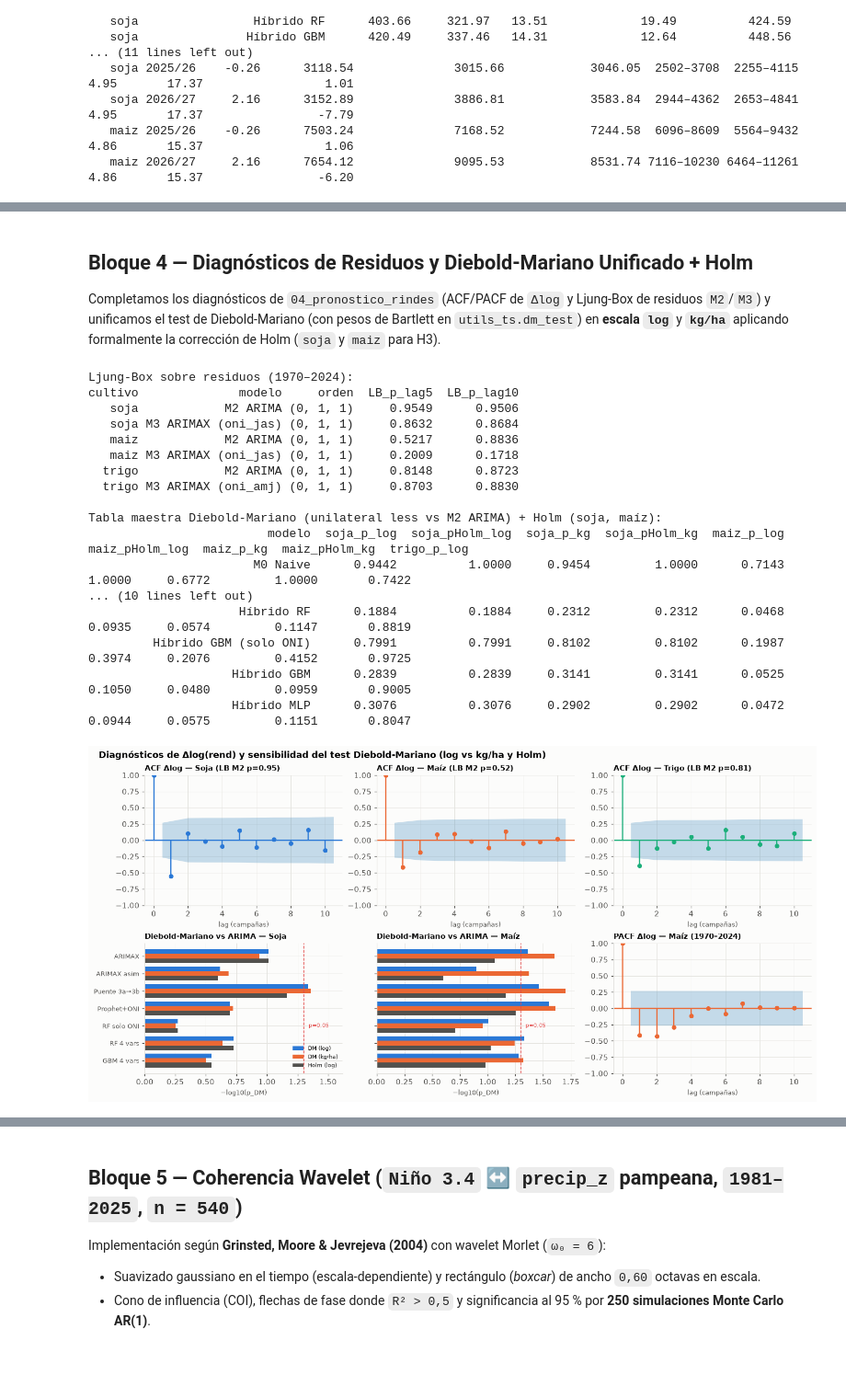
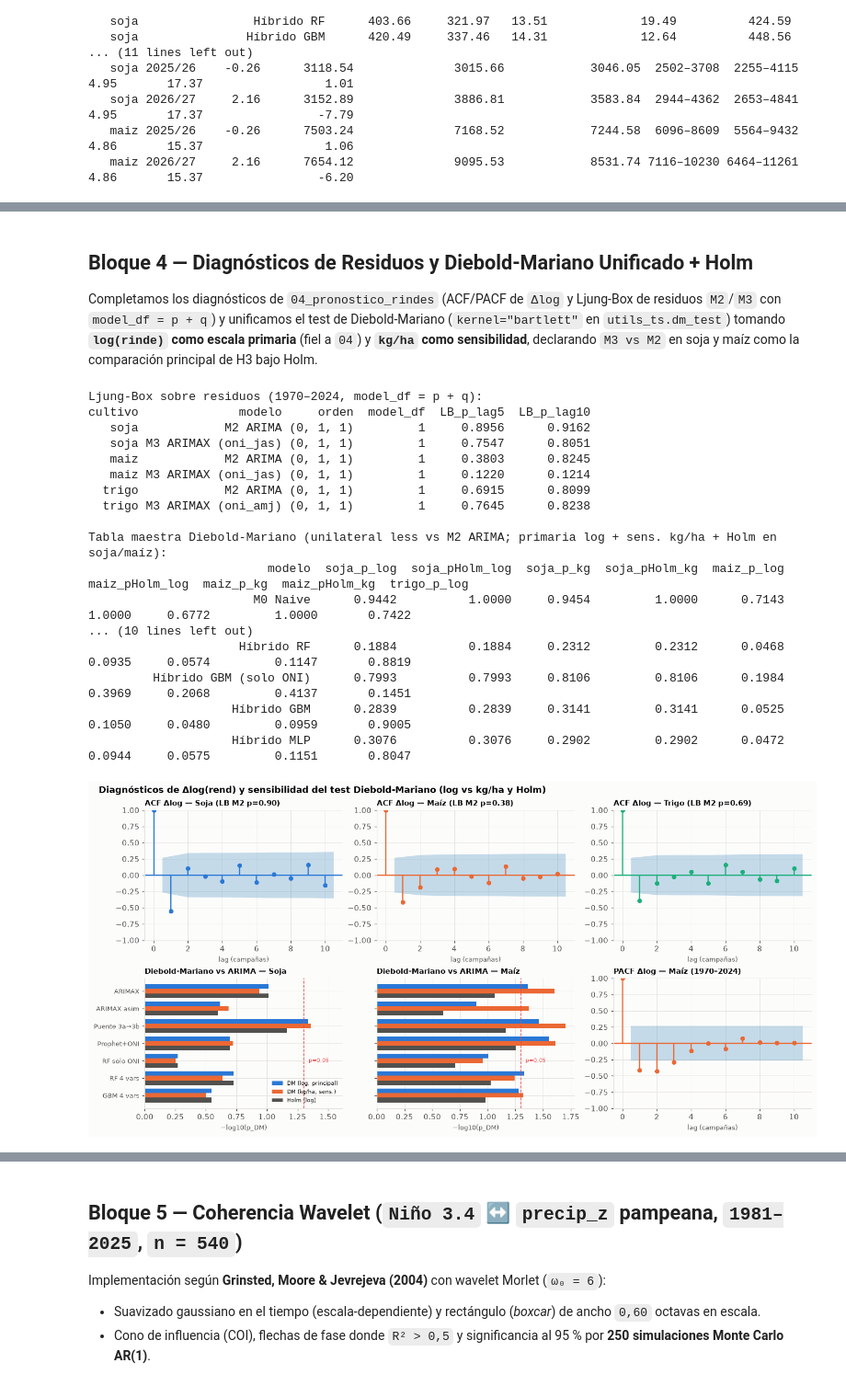
Before and after one commit to missvico/enso-agro, a Jupyter notebook: notebooks/05_extensiones_analiticas.ipynb, the cells around one changed output, grey strips where cells are left out. Shown at 92% size. Drawn from its saved outputs; the diff is of its cells as text; code cells hidden in the pictures; blank space fills up the shorter version.

```diff
--- a/notebooks/05_extensiones_analiticas.ipynb
+++ b/notebooks/05_extensiones_analiticas.ipynb
@@ -659,28 +591,30 @@ plt.show()
 # %% [markdown]
 ## Bloque 4 — Diagnósticos de Residuos y Diebold-Mariano Unificado + Holm
 
-Completamos los diagnósticos de `04_pronostico_rindes` (ACF/PACF de `Δlog` y Ljung-Box de residuos `M2`/`M3`) y
-unificamos el test de Diebold-Mariano (con pesos de Bartlett en `utils_ts.dm_test`) en **escala `log`** y **`kg/ha`**
-aplicando formalmente la corrección de Holm (`soja` y `maiz` para H3).
+Completamos los diagnósticos de `04_pronostico_rindes` (ACF/PACF de `Δlog` y Ljung-Box de residuos `M2`/`M3` con `model_df = p + q`)
+y unificamos el test de Diebold-Mariano (`kernel="bartlett"` en `utils_ts.dm_test`) tomando **`log(rinde)` como escala primaria**
+(fiel a `04`) y **`kg/ha` como sensibilidad**, declarando `M3 vs M2` en soja y maíz como la comparación principal de H3 bajo Holm.
 # %%
 diag_residuos = []
 for c in CULTIVOS:
     ly = np.log(Y[c]).reset_index(drop=True)
     orden, r2 = arima_auto(ly)
+    p_ord, _, q_ord = orden
     ex_col = "oni_amj" if c == "trigo" else "oni_jas"
-    r3 = ARIMA(ly, exog=X.loc[Y.index, [ex_col]].to_numpy(), order=orden, trend="t").fit()
+    r3 = ajustar_arima(ly, order=orden, exog=X.loc[Y.index, [ex_col]].to_numpy(), trend="t",
+                       contexto="B4_diag_M3", cultivo=c, anio=2024)
     for nombre, res in [("M2 ARIMA", r2), (f"M3 ARIMAX ({ex_col})", r3)]:
         e = res.resid.iloc[1:]
-        lb = acorr_ljungbox(e, lags=[5, 10], return_df=True)
+        lb = acorr_ljungbox(e, lags=[5, 10], model_df=p_ord + q_ord, return_df=True)
         diag_residuos.append({
-            "cultivo": c, "modelo": nombre, "orden": str(orden),
+            "cultivo": c, "modelo": nombre, "orden": str(orden), "model_df": int(p_ord + q_ord),
             "LB_p_lag5": float(lb.lb_pvalue.iloc[0]),
             "LB_p_lag10": float(lb.lb_pvalue.iloc[1]),
         })
-print("Ljung-Box sobre residuos (1970–2024):")
+print("Ljung-Box sobre residuos (1970–2024, model_df = p + q):")
 print(pd.DataFrame(diag_residuos).round(4).to_string(index=False))
 
-# Tabla maestra DM (log vs kg/ha + Holm en soja y maiz)
+# Tabla maestra DM (log primaria vs kg/ha sensibilidad + Holm en soja y maíz)
 todos_modelos = [
     "M0 Naive", "M0b RW + drift", "M1 Tendencia lineal",
     "M3 ARIMAX (ONI jul–sep)", "M3_asim ARIMAX", "M3_puente DJF_hat",
@@ -695,13 +629,25 @@ for mdl in todos_modelos:
     for c in CULTIVOS:
         p04, pe = pron_04[c], ext_rolling[c]
         obs, m2 = p04["obs"], p04["M2 ARIMA"]
-        sr = pe[mdl] if mdl in pe.columns else p04[mdl]
-        r_log = dm_test(np.log(obs) - np.log(sr), np.log(obs) - np.log(m2), h=1, alternativa="less")
-        r_kg = dm_test(obs - sr, obs - m2, h=1, alternativa="less")
-        fila[f"{c}_DM_log"] = float(r_log["DM"])
-        fila[f"{c}_p_log"] = float(r_log["p"])
-        fila[f"{c}_DM_kg"] = float(r_kg["DM"])
-        fila[f"{c}_p_kg"] = float(r_kg["p"])
+        if mdl in pe.columns:
+            sr = pe[mdl]
+        elif mdl in p04.columns:
+            sr = p04[mdl]
+        else:
+            sr = None
+        if sr is None:
+            fila[f"{c}_DM_log"] = np.nan
+            fila[f"{c}_p_log"] = np.nan
+            fila[f"{c}_DM_kg"] = np.nan
+            fila[f"{c}_p_kg"] = np.nan
+        else:
+            r_log = dm_test(np.log(obs) - np.log(sr), np.log(obs) - np.log(m2),
+                            h=1, alternativa="less", kernel="bartlett")
+            r_kg = dm_test(obs - sr, obs - m2, h=1, alternativa="less", kernel="bartlett")
+            fila[f"{c}_DM_log"] = float(r_log["DM"])
+            fila[f"{c}_p_log"] = float(r_log["p"])
+            fila[f"{c}_DM_kg"] = float(r_kg["DM"])
+            fila[f"{c}_p_kg"] = float(r_kg["p"])
     # Holm entre los dos cultivos primarios (soja y maiz)
     holm_log = multipletests([fila["soja_p_log"], fila["maiz_p_log"]], method="holm")[1]
     holm_kg = multipletests([fila["soja_p_kg"], fila["maiz_p_kg"]], method="holm")[1]
@@ -712,27 +658,27 @@ for mdl in todos_modelos:
 dm_master = pd.DataFrame(dm_rows)
 cols_show = ["modelo", "soja_p_log", "soja_pHolm_log", "soja_p_kg", "soja_pHolm_kg",
              "maiz_p_log", "maiz_pHolm_log", "maiz_p_kg", "maiz_pHolm_kg", "trigo_p_log"]
-print("\nTabla maestra Diebold-Mariano (unilateral less vs M2 ARIMA) + Holm (soja, maíz):")
+print("\nTabla maestra Diebold-Mariano (unilateral less vs M2 ARIMA; primaria log + sens. kg/ha + Holm en soja/maíz):")
 print(dm_master[cols_show].round(4).to_string(index=False))
 
 ext_results["bloque4_diagnosticos_ljungbox"] = pd.DataFrame(diag_residuos).round(4).to_dict("records")
 ext_results["bloque4_dm_unificado_holm"] = dm_master.round(4).to_dict("records")
 # %% [output]
-Ljung-Box sobre residuos (1970–2024):
-cultivo              modelo     orden  LB_p_lag5  LB_p_lag10
-   soja            M2 ARIMA (0, 1, 1)     0.9549      0.9506
-   soja M3 ARIMAX (oni_jas) (0, 1, 1)     0.8632      0.8684
-   maiz            M2 ARIMA (0, 1, 1)     0.5217      0.8836
-   maiz M3 ARIMAX (oni_jas) (0, 1, 1)     0.2009      0.1718
-  trigo            M2 ARIMA (0, 1, 1)     0.8148      0.8723
-  trigo M3 ARIMAX (oni_amj) (0, 1, 1)     0.8703      0.8830
+Ljung-Box sobre residuos (1970–2024, model_df = p + q):
+cultivo              modelo     orden  model_df  LB_p_lag5  LB_p_lag10
+   soja            M2 ARIMA (0, 1, 1)         1     0.8956      0.9162
+   soja M3 ARIMAX (oni_jas) (0, 1, 1)         1     0.7547      0.8051
+   maiz            M2 ARIMA (0, 1, 1)         1     0.3803      0.8245
+   maiz M3 ARIMAX (oni_jas) (0, 1, 1)         1     0.1220      0.1214
+  trigo            M2 ARIMA (0, 1, 1)         1     0.6915      0.8099
+  trigo M3 ARIMAX (oni_amj) (0, 1, 1)         1     0.7645      0.8238
 
-Tabla maestra Diebold-Mariano (unilateral less vs M2 ARIMA) + Holm (soja, maíz):
+Tabla maestra Diebold-Mariano (unilateral less vs M2 ARIMA; primaria log + sens. kg/ha + Holm en soja/maíz):
                          modelo  soja_p_log  soja_pHolm_log  soja_p_kg  soja_pHolm_kg  maiz_p_log  maiz_pHolm_log  maiz_p_kg  maiz_pHolm_kg  trigo_p_log
                        M0 Naive      0.9442          1.0000     0.9454         1.0000      0.7143          1.0000     0.6772         1.0000       0.7422
 ... (10 lines left out)
                      Híbrido RF      0.1884          0.1884     0.2312         0.2312      0.0468          0.0935     0.0574         0.1147       0.8819
-         Híbrido GBM (solo ONI)      0.7991          0.7991     0.8102         0.8102      0.1987          0.3974     0.2076         0.4152       0.9725
+         Híbrido GBM (solo ONI)      0.7993          0.7993     0.8106         0.8106      0.1984          0.3969     0.2068         0.4137       0.1451
                     Híbrido GBM      0.2839          0.2839     0.3141         0.3141      0.0525          0.1050     0.0480         0.0959       0.9005
                     Híbrido MLP      0.3076          0.3076     0.2902         0.2902      0.0472          0.0944     0.0575         0.1151       0.8047
 # %%
@@ -749,33 +695,33 @@ for j, c in enumerate(CULTIVOS):
 ax_soja, ax_maiz, ax_pacf = axs[1, 0], axs[1, 1], axs[1, 2]
 
 # PACF de Δlog maíz (cultivo clave con quiebre de tendencia)
 plot_pacf(np.log(Y["maiz"]).diff().dropna(), lags=10, method="ywm", ax=ax_pacf,
           color=CULTIVO_COLOR["maiz"], vlines_kwargs={"colors": CULTIVO_COLOR["maiz"]}, title="")
 ax_pacf.set_title("PACF Δlog — Maíz (1970–2024)", fontsize=9.5)
 ax_pacf.set_xlabel("lag (campañas)", fontsize=8.5)
 
 sel_dm = ["M3 ARIMAX (ONI jul–sep)", "M3_asim ARIMAX", "M3_puente DJF_hat",
           "M5 Prophet + ONI", "Híbrido RF (solo ONI)", "Híbrido RF", "Híbrido GBM"]
 short_dm = ["ARIMAX", "ARIMAX asim", "Puente 3a→3b", "Prophet+ONI", "RF solo ONI", "RF 4 vars", "GBM 4 vars"]
 sub_dm = dm_master.set_index("modelo").loc[sel_dm]
 y_idx = np.arange(len(sel_dm))
 h_bar = 0.27
 for ax, c in [(ax_soja, "soja"), (ax_maiz, "maiz")]:
-    ax.barh(y_idx - h_bar, -np.log10(sub_dm[f"{c}_p_log"]), height=h_bar, color=COLOR["serie"], label="DM (log)")
-    ax.barh(y_idx, -np.log10(sub_dm[f"{c}_p_kg"]), height=h_bar, color=COLOR["tendencia"], label="DM (kg/ha)")
+    ax.barh(y_idx - h_bar, -np.log10(sub_dm[f"{c}_p_log"]), height=h_bar, color=COLOR["serie"], label="DM (log, principal)")
+    ax.barh(y_idx, -np.log10(sub_dm[f"{c}_p_kg"]), height=h_bar, color=COLOR["tendencia"], label="DM (kg/ha, sens.)")
     ax.barh(y_idx + h_bar, -np.log10(sub_dm[f"{c}_pHolm_log"]), height=h_bar, color=COLOR["tinta2"], label="Holm (log)")
     ax.axvline(-np.log10(0.05), color=COLOR["nino"], lw=1, ls="--")
     ax.set_xlim(0, max(1.62, ax.get_xlim()[1]))
     ax.text(-np.log10(0.05) + 0.04, 4.0, "p=0,05", va="center", fontsize=7.5, color=COLOR["nino"],
             bbox=dict(facecolor=COLOR["fondo"], alpha=0.85, edgecolor="none", pad=1))
     ax.set_yticks(y_idx, short_dm if c == "soja" else [""] * len(short_dm), fontsize=8.5)
     ax.invert_yaxis()
     ax.set_xlabel("−log10(p_DM)", fontsize=8.5)
     ax.set_title(f"Diebold-Mariano vs ARIMA — {CULTIVO_NOMBRE[c]}", fontsize=9.5)
 ax_soja.legend(fontsize=7.2, loc="lower right")
 fig.suptitle("Diagnósticos de Δlog(rend) y sensibilidad del test Diebold-Mariano (log vs kg/ha y Holm)",
              x=0.01, ha="left", fontweight="bold")
 fig.savefig(FIG / "19_diagnosticos_y_dm.png")
 plt.show()
 # %% [output]
-[figure, old version]
+[figure, new version]
```
Also changed, not shown: parts of 20 cells of this notebook, 23 other files.
